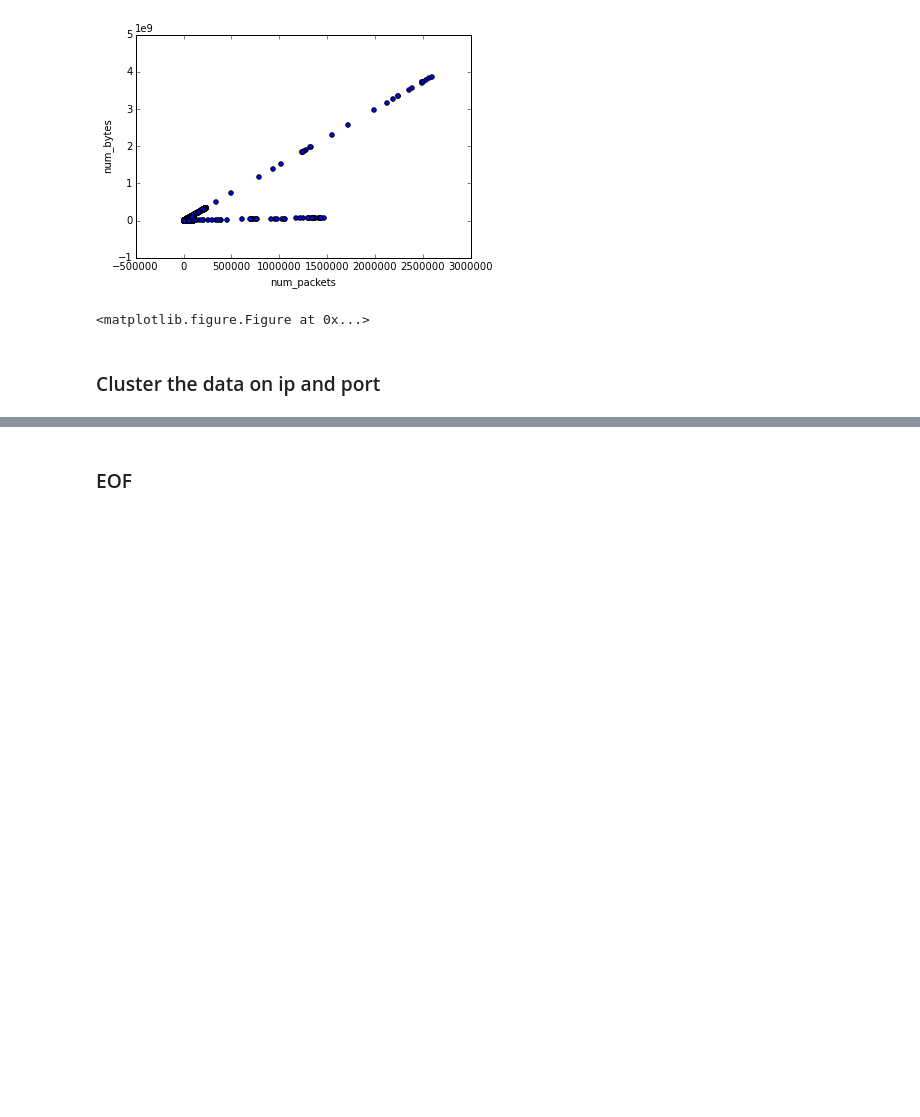
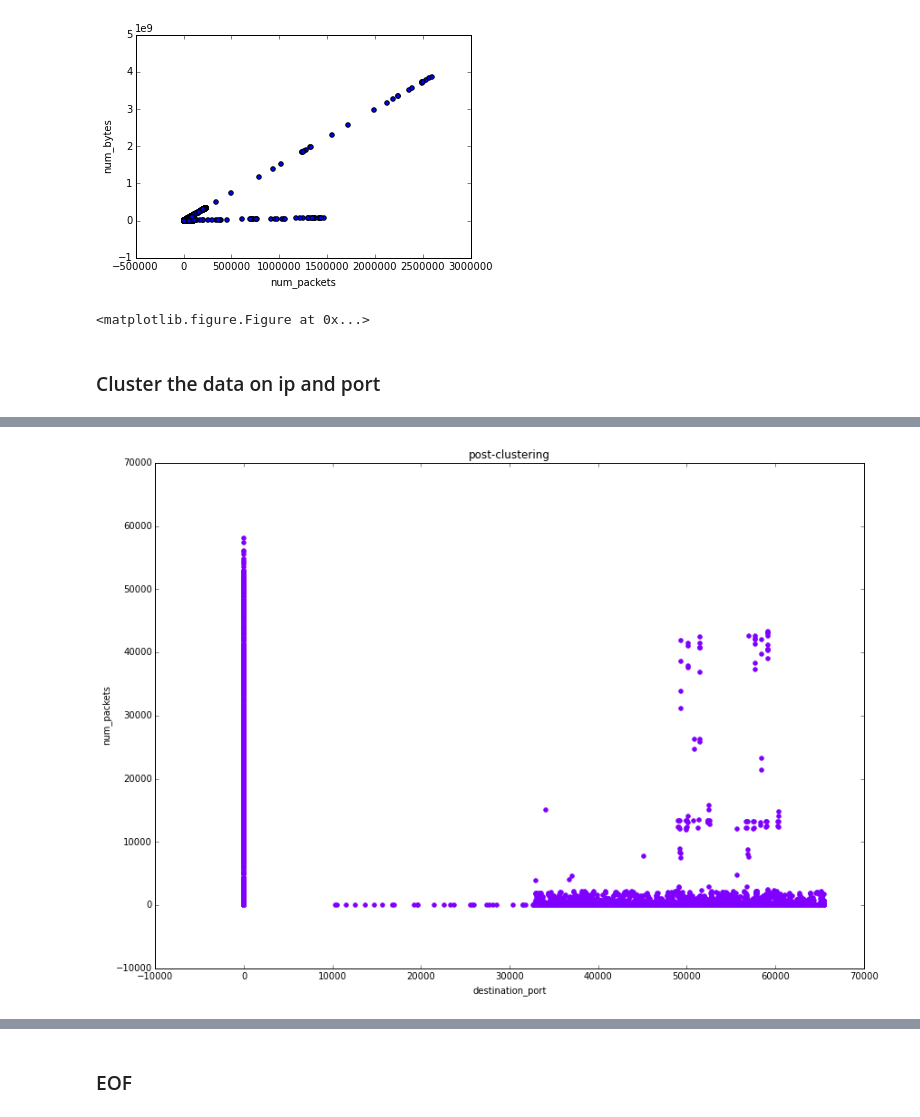
Before and after one commit to llathrop/ud919, a Jupyter notebook: DetectingNetAttacks.ipynb, the cells around one changed output, grey strips where cells are left out. Drawn from its saved outputs; the diff is of its cells as text; code cells hidden in the pictures; blank space fills up the shorter version.

```diff
--- a/DetectingNetAttacks.ipynb
+++ b/DetectingNetAttacks.ipynb
@@ -418,0 +438,19 @@ None
+# %%
+data['clusters']=final_clusters
+
+numclusters=len(np.unique(final_clusters))
+
+plt.figure(figsize=(14,10))
+colors = cm.rainbow(np.linspace(0, 1, numclusters))
+
+cluster=0
+plt.scatter(data[data['clusters']==cluster]['destination_port'],
+            data[data['clusters']==cluster]['num_packets'],
+            color=colors[cluster])
+plt.title('post-clustering')
+plt.xlabel('destination_port')
+plt.ylabel('num_packets')
+plt.show()
+plt.close()
+# %% [output]
+[figure, added]
```
Also changed, not shown: parts of 6 cells of this notebook.
